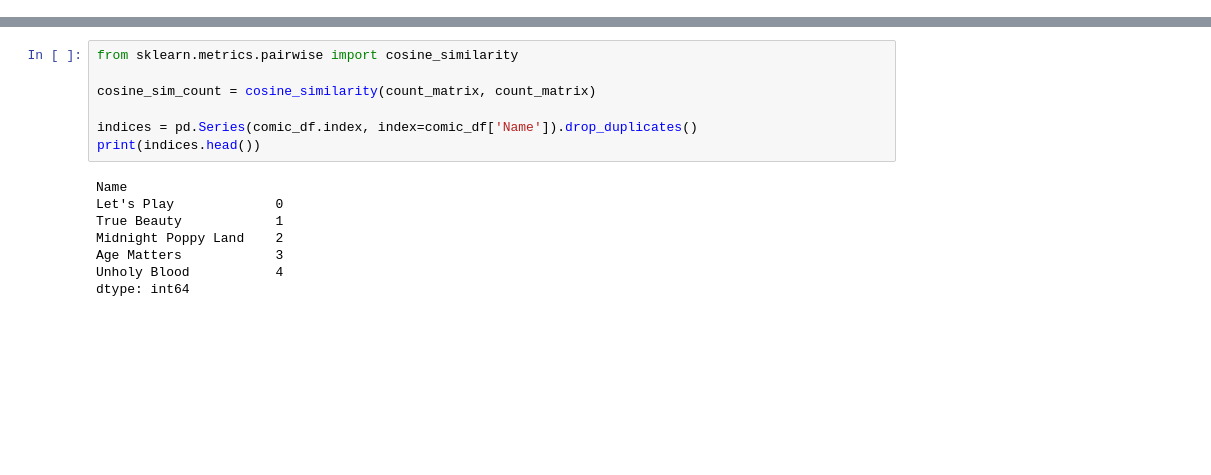
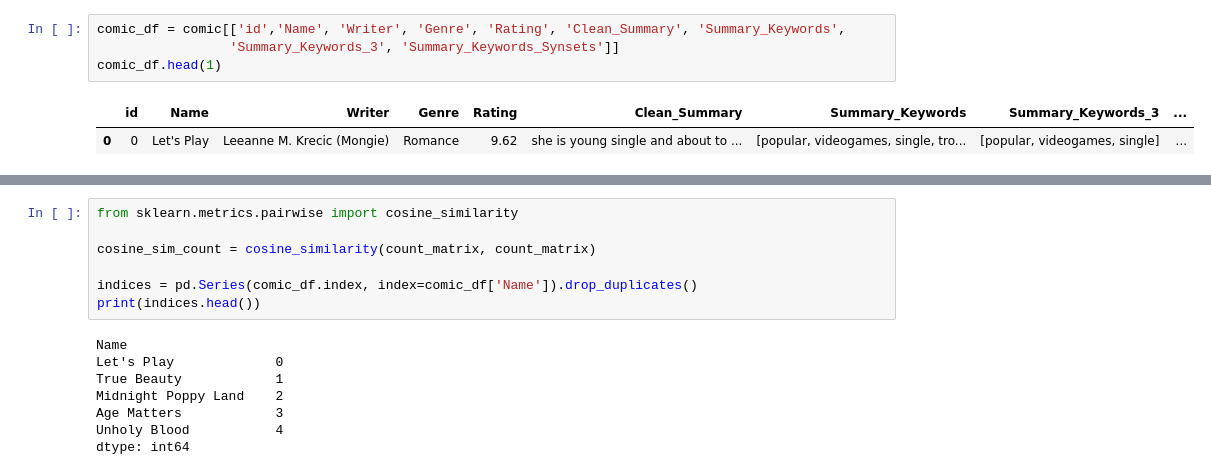
Before and after one commit to seungyeon38/Webtoon_recommendation_system, a Jupyter notebook: CountVectorize + TFIDFVectorize.ipynb, the cells around one changed output, grey strips where cells are left out. Drawn from its saved outputs; the diff is of its cells as text; blank space fills up the shorter version.

```diff
--- a/CountVectorize + TFIDFVectorize.ipynb
+++ b/CountVectorize + TFIDFVectorize.ipynb
@@ -377,0 +247,7 @@ See the caveats in the documentation: https://pandas.pydata.org/pandas-docs/stab
+# %%
+comic_df = comic[['id','Name', 'Writer', 'Genre', 'Rating', 'Clean_Summary', 'Summary_Keywords',
+                 'Summary_Keywords_3', 'Summary_Keywords_Synsets']]
+comic_df.head(1)
+# %% [output]
+|  | id | Name | Writer | Genre | Rating | Clean_Summary | Summary_Keywords | Summary_Keywords_3 | ... |
+| 0 | 0 | Let's Play | Leeanne M. Krecic (Mongie) | Romance | 9.62 | she is young single and about to ... | [popular, videogames, single, tro... | [popular, videogames, single] | ... |
```
Also changed, not shown: parts of 48 cells of this notebook.
